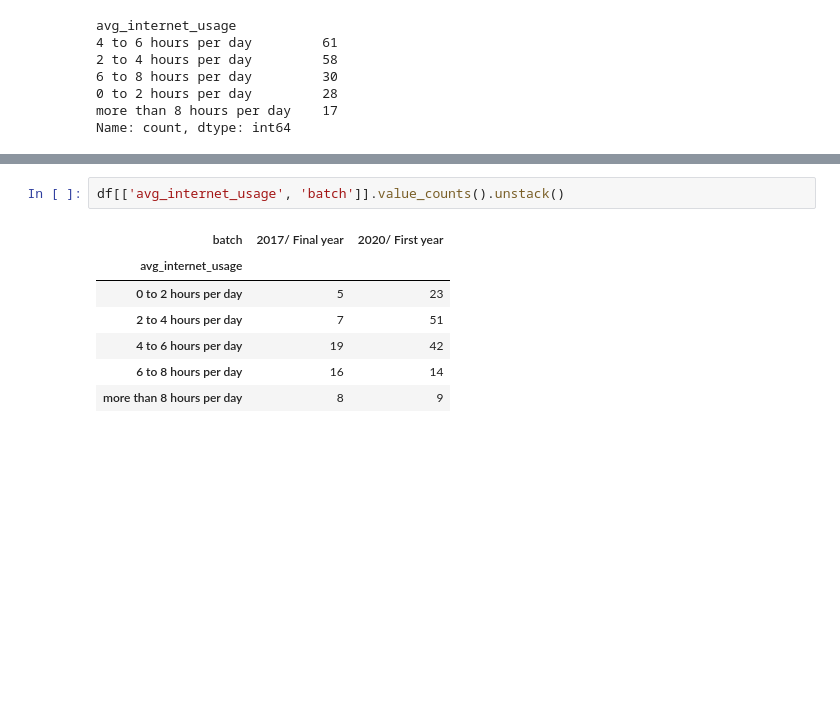
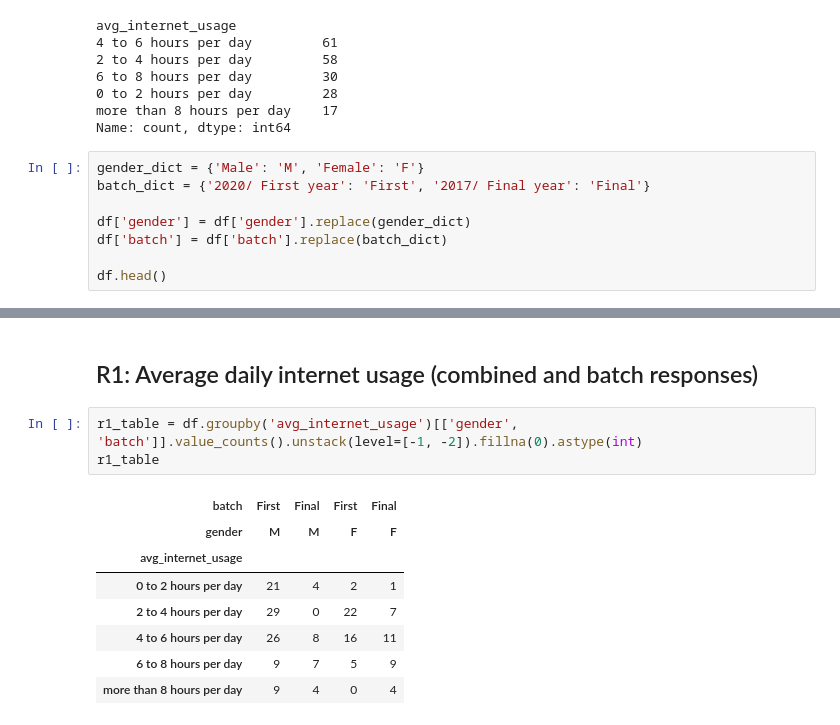
Before and after one commit to akankshazc/sts_iad, a Jupyter notebook: 2_basics.ipynb, the cells around one changed output, grey strips where cells are left out. Drawn from its saved outputs; the diff is of its cells as text; blank space fills up the shorter version.

Commit message:
reconstructing r1 table from responses

```diff
--- a/2_basics.ipynb
+++ b/2_basics.ipynb
@@ -69,3 +68,11 @@ avg_internet_usage
 0 to 2 hours per day         28
 more than 8 hours per day    17
 Name: count, dtype: int64
+# %%
+gender_dict = {'Male': 'M', 'Female': 'F'}
+batch_dict = {'2020/ First year': 'First', '2017/ Final year': 'Final'}
+
+df['gender'] = df['gender'].replace(gender_dict)
+df['batch'] = df['batch'].replace(batch_dict)
+
+df.head()
@@ -72,10 +86,14 @@ Name: count, dtype: int64
+# %% [markdown]
+## R1: Average daily internet usage (combined and batch responses)
 # %%
-df[['avg_internet_usage', 'batch']].value_counts().unstack()
+r1_table = df.groupby('avg_internet_usage')[['gender', 'batch']].value_counts().unstack(level=[-1, -2]).fillna(0).astype(int)
+r1_table
 # %% [output]
-| batch | 2017/ Final year | 2020/ First year |
-| avg_internet_usage |  |  |
-| 0 to 2 hours per day | 5 | 23 |
-| 2 to 4 hours per day | 7 | 51 |
-| 4 to 6 hours per day | 19 | 42 |
-| 6 to 8 hours per day | 16 | 14 |
-| more than 8 hours per day | 8 | 9 |
+| batch | First | Final | First | Final |
+| gender | M | M | F | F |
+| avg_internet_usage |  |  |  |  |
+| 0 to 2 hours per day | 21 | 4 | 2 | 1 |
+| 2 to 4 hours per day | 29 | 0 | 22 | 7 |
+| 4 to 6 hours per day | 26 | 8 | 16 | 11 |
+| 6 to 8 hours per day | 9 | 7 | 5 | 9 |
+| more than 8 hours per day | 9 | 4 | 0 | 4 |
```
Also changed, not shown: parts of 8 cells of this notebook.
